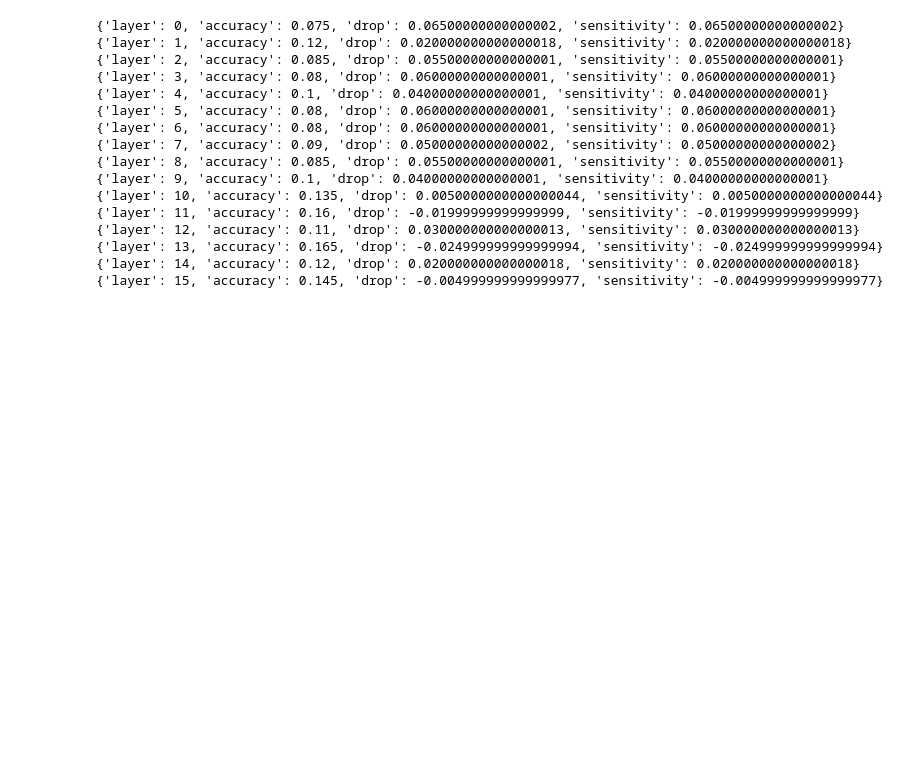
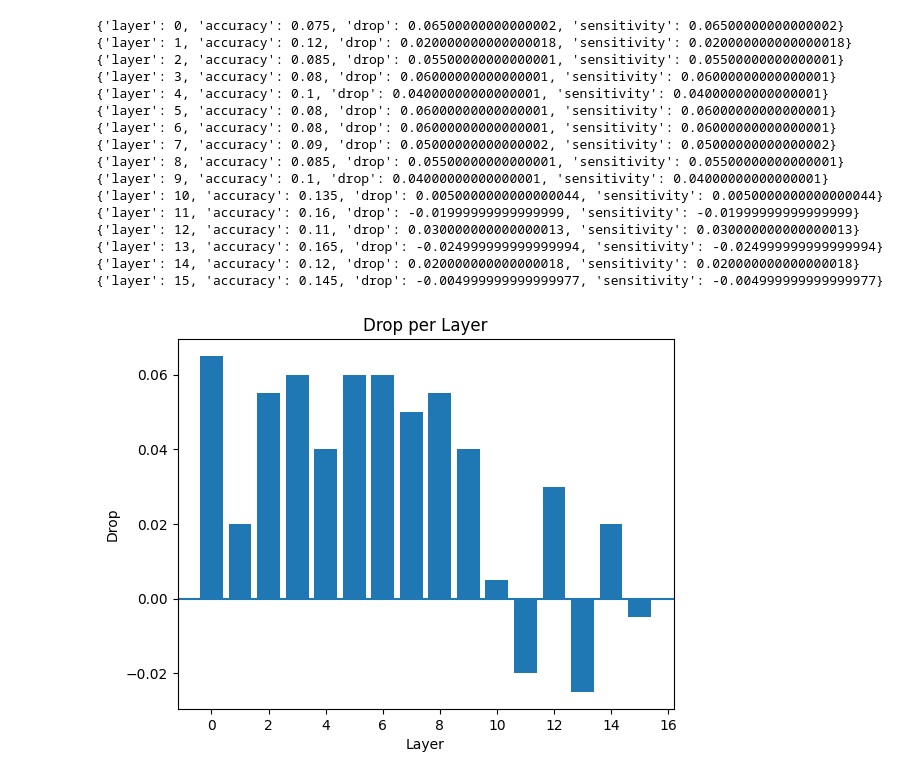
Before and after one commit to JaiRumz/DLBA_Spring26_LLM_Pruning, a Jupyter notebook: llama_run.ipynb, the cells around one changed output. Saved outputs shown, nothing was run; the diff lists cells and outputs as text; code cells hidden in the pictures; blank space fills up the shorter version.

Commit message:
Added drop visualization after layers perturbed

```diff
--- a/llama_run.ipynb
+++ b/llama_run.ipynb
@@ -317,3 +319,19 @@ for i in layerwise_results['per_layer']:
 {'layer': 13, 'accuracy': 0.165, 'drop': -0.024999999999999994, 'sensitivity': -0.024999999999999994}
 {'layer': 14, 'accuracy': 0.12, 'drop': 0.020000000000000018, 'sensitivity': 0.020000000000000018}
 {'layer': 15, 'accuracy': 0.145, 'drop': -0.004999999999999977, 'sensitivity': -0.004999999999999977}
+# %%
+layers = [entry['layer'] for entry in layerwise_results['per_layer']]
+drops = [entry['drop'] for entry in layerwise_results['per_layer']]
+
+plt.figure()
+plt.bar(layers, drops)
+
+# 0 reference line
+plt.axhline(0)
+
+plt.xlabel("Layer")
+plt.ylabel("Drop")
+plt.title("Drop per Layer")
+plt.show()
+# %% [output]
+[figure, added]
```
Also changed, not shown: parts of 2 cells of this notebook.
